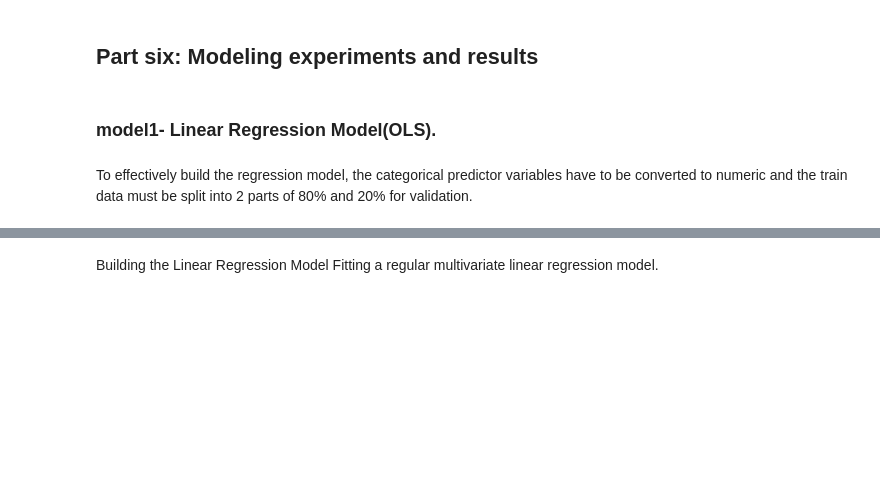
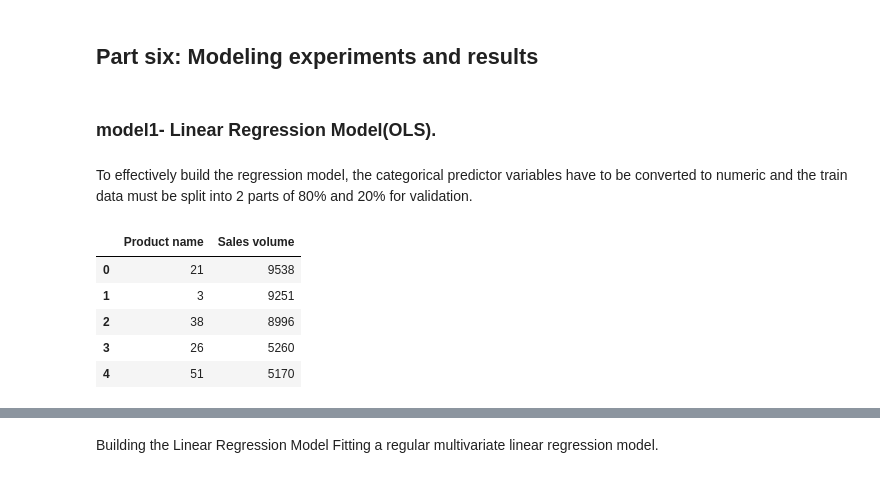
Before and after one commit to UniqueLWS/LWS, a Jupyter notebook: 7810_Group project source code_group 6.ipynb, the cells around one changed output, grey strips where cells are left out. Saved outputs shown, nothing was run; the diff lists cells and outputs as text; code cells hidden in the pictures; blank space fills up the shorter version.

```diff
--- a/7810_Group project source code_group 6.ipynb
+++ b/7810_Group project source code_group 6.ipynb
@@ -941,6 +941,15 @@ To effectively build the regression model, the categorical predictor variables h
 the train data must be split into 2 parts of 80% and 20% for validation.
 # %%
 product_data1=data_new.groupby('Product name')['Sales volume'].sum().reset_index().sort_values('Sales volume',ascending=False).reset_index(drop=True)
+# %%
+product_data1.head()
+# %% [output]
+|  | Product name | Sales volume |
+| 0 | 21 | 9538 |
+| 1 | 3 | 9251 |
+| 2 | 38 | 8996 |
+| 3 | 26 | 5260 |
+| 4 | 51 | 5170 |
 # %%
 from sklearn.model_selection import train_test_split
 
```
Also changed, not shown: parts of 19 cells of this notebook.
